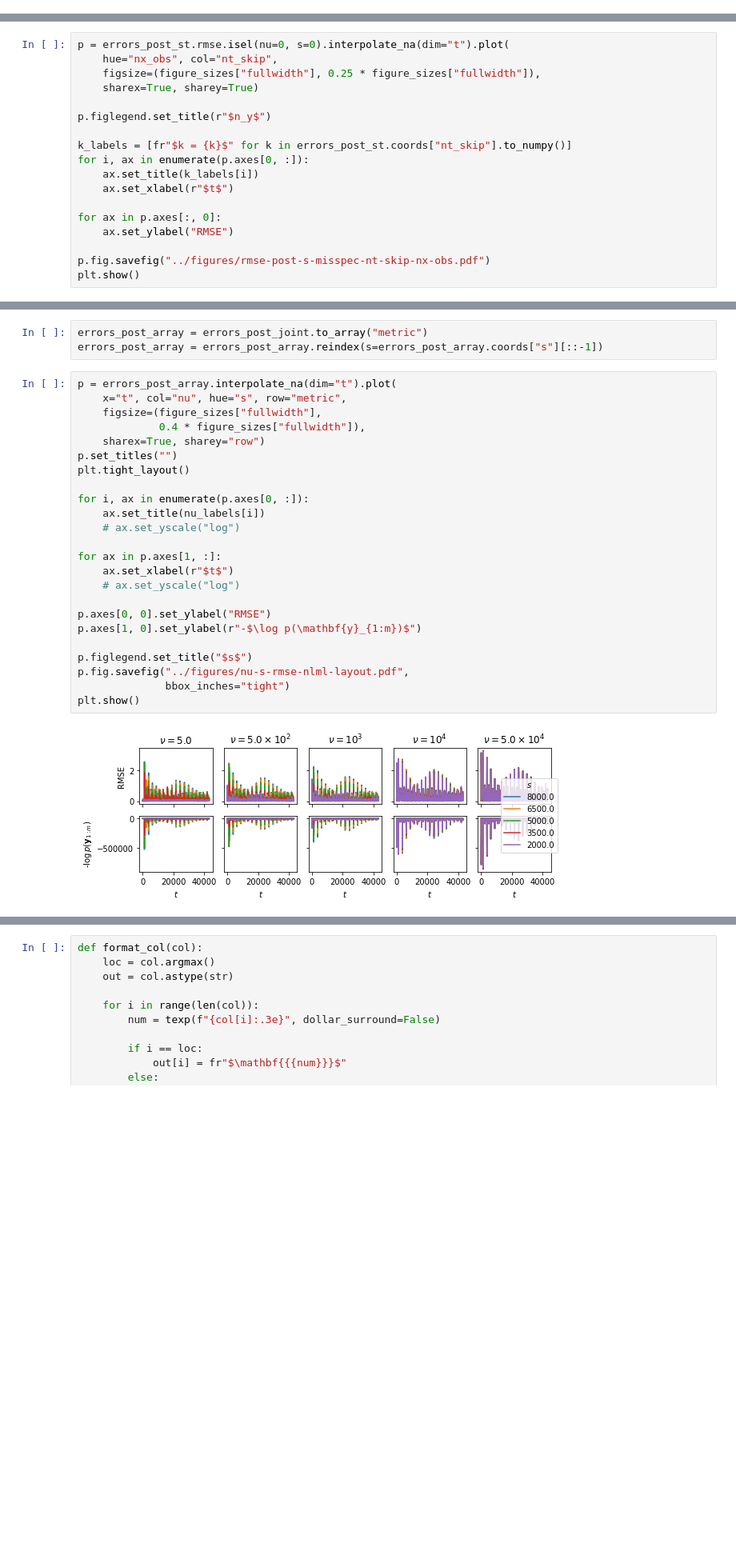
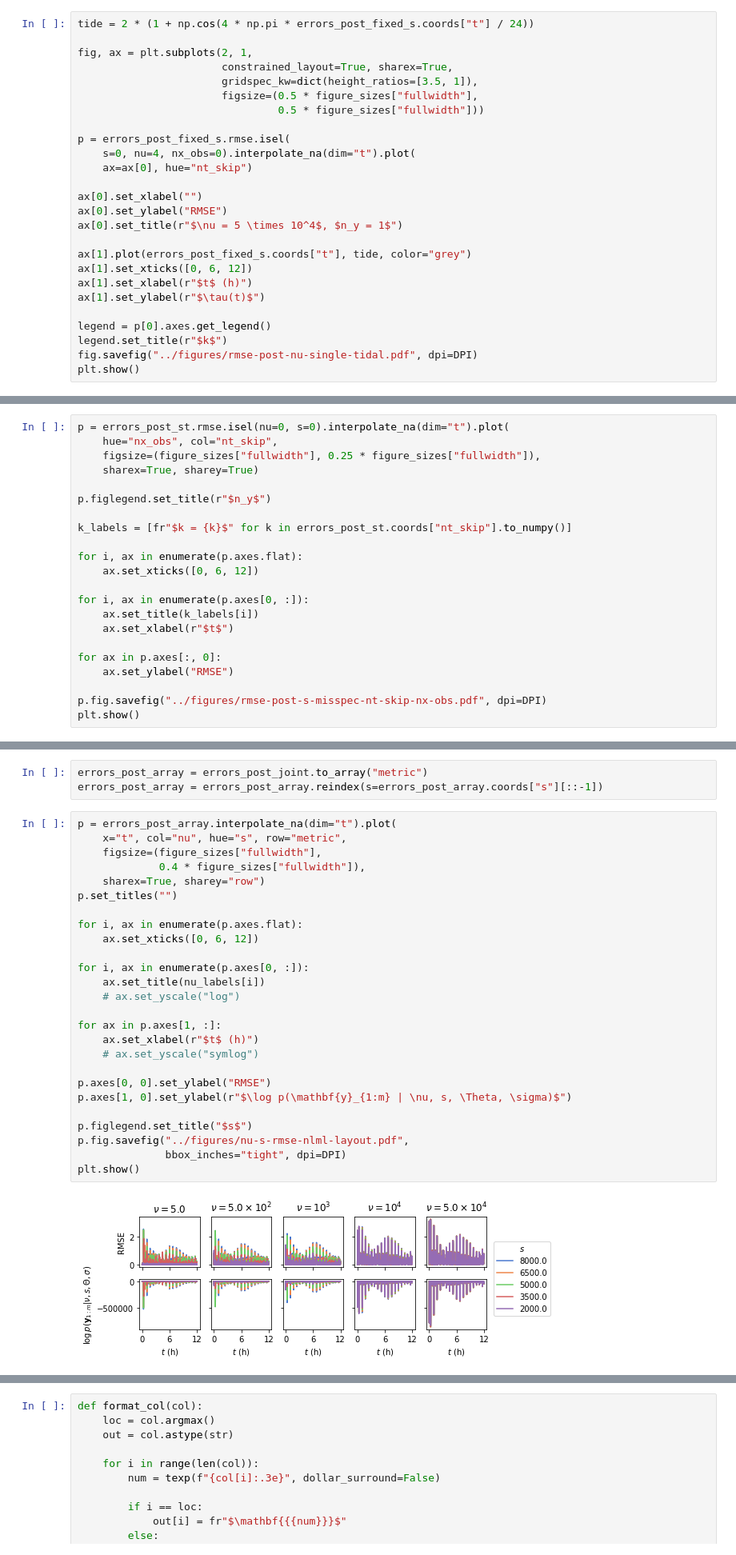
Before and after one commit to connor-duffin/sswe, a Jupyter notebook: notebooks/misspecification-analysis-sparse-obs.ipynb, the cells around one changed output, grey strips where cells are left out. Shown at 80% size. Cells and saved outputs as stored; diff of their text form; blank space fills up the shorter version.

```diff
--- a/notebooks/misspecification-analysis-sparse-obs.ipynb
+++ b/notebooks/misspecification-analysis-sparse-obs.ipynb
@@ -209,0 +217,26 @@ plt.show()
+# %%
+tide = 2 * (1 + np.cos(4 * np.pi * errors_post_fixed_s.coords["t"] / 24))
+
+fig, ax = plt.subplots(2, 1,
+                       constrained_layout=True, sharex=True,
+                       gridspec_kw=dict(height_ratios=[3.5, 1]),
+                       figsize=(0.5 * figure_sizes["fullwidth"],
+                                0.5 * figure_sizes["fullwidth"]))
+
+p = errors_post_fixed_s.rmse.isel(
+    s=0, nu=4, nx_obs=0).interpolate_na(dim="t").plot(
+    ax=ax[0], hue="nt_skip")
+
+ax[0].set_xlabel("")
+ax[0].set_ylabel("RMSE")
+ax[0].set_title(r"$\nu = 5 \times 10^4$, $n_y = 1$")
+
+ax[1].plot(errors_post_fixed_s.coords["t"], tide, color="grey")
+ax[1].set_xticks([0, 6, 12])
+ax[1].set_xlabel(r"$t$ (h)")
+ax[1].set_ylabel(r"$\tau(t)$")
+
+legend = p[0].axes.get_legend()
+legend.set_title(r"$k$")
+fig.savefig("../figures/rmse-post-nu-single-tidal.pdf", dpi=DPI)
+plt.show()
@@ -287,6 +323,10 @@ p = errors_post_st.rmse.isel(nu=0, s=0).interpolate_na(dim="t").plot(
 p.figlegend.set_title(r"$n_y$")
 
 k_labels = [fr"$k = {k}$" for k in errors_post_st.coords["nt_skip"].to_numpy()]
+
+for i, ax in enumerate(p.axes.flat):
+    ax.set_xticks([0, 6, 12])
+
 for i, ax in enumerate(p.axes[0, :]):
     ax.set_title(k_labels[i])
     ax.set_xlabel(r"$t$")
@@ -294,6 +334,6 @@ for i, ax in enumerate(p.axes[0, :]):
 for ax in p.axes[:, 0]:
     ax.set_ylabel("RMSE")
 
-p.fig.savefig("../figures/rmse-post-s-misspec-nt-skip-nx-obs.pdf")
+p.fig.savefig("../figures/rmse-post-s-misspec-nt-skip-nx-obs.pdf", dpi=DPI)
 plt.show()
 # %% [output]
@@ -353,29 +393,31 @@ errors_post_array = errors_post_array.reindex(s=errors_post_array.coords["s"][::
 # %%
 p = errors_post_array.interpolate_na(dim="t").plot(
     x="t", col="nu", hue="s", row="metric",
     figsize=(figure_sizes["fullwidth"],
              0.4 * figure_sizes["fullwidth"]),
     sharex=True, sharey="row")
 p.set_titles("")
-plt.tight_layout()
+
+for i, ax in enumerate(p.axes.flat):
+    ax.set_xticks([0, 6, 12])
 
 for i, ax in enumerate(p.axes[0, :]):
     ax.set_title(nu_labels[i])
     # ax.set_yscale("log")
 
 for ax in p.axes[1, :]:
-    ax.set_xlabel(r"$t$")
-    # ax.set_yscale("log")
+    ax.set_xlabel(r"$t$ (h)")
+    # ax.set_yscale("symlog")
 
 p.axes[0, 0].set_ylabel("RMSE")
-p.axes[1, 0].set_ylabel(r"-$\log p(\mathbf{y}_{1:m})$")
+p.axes[1, 0].set_ylabel(r"$\log p(\mathbf{y}_{1:m} | \nu, s, \Theta, \sigma)$")
 
 p.figlegend.set_title("$s$")
 p.fig.savefig("../figures/nu-s-rmse-nlml-layout.pdf",
-              bbox_inches="tight")
+              bbox_inches="tight", dpi=DPI)
 plt.show()
 # %% [output]
-[figure, old version]
+[figure, new version]
 # %%
 import matplotlib.colors as colors
 
```
Also changed, not shown: parts of 16 cells of this notebook, 3 other files.
